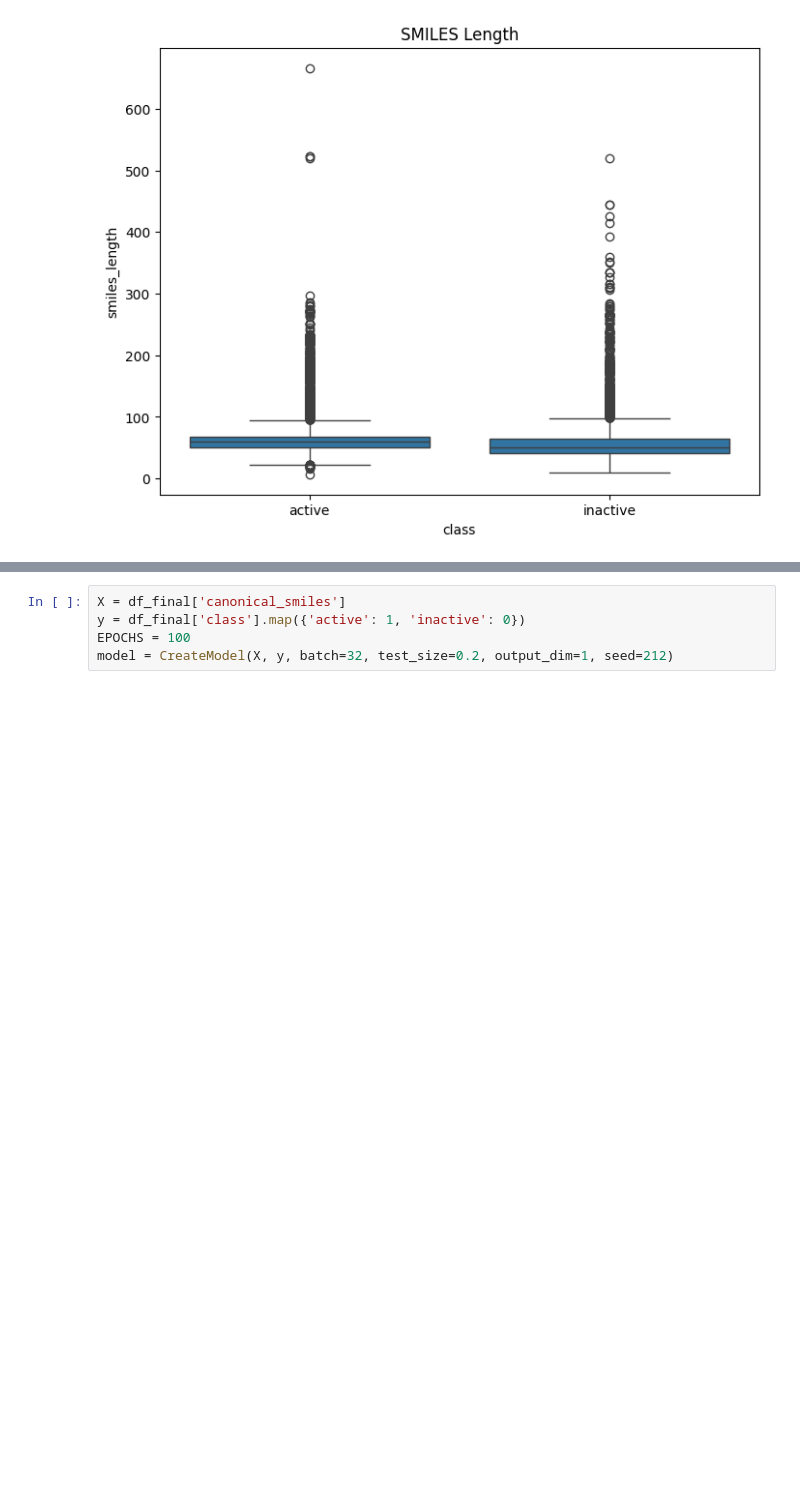
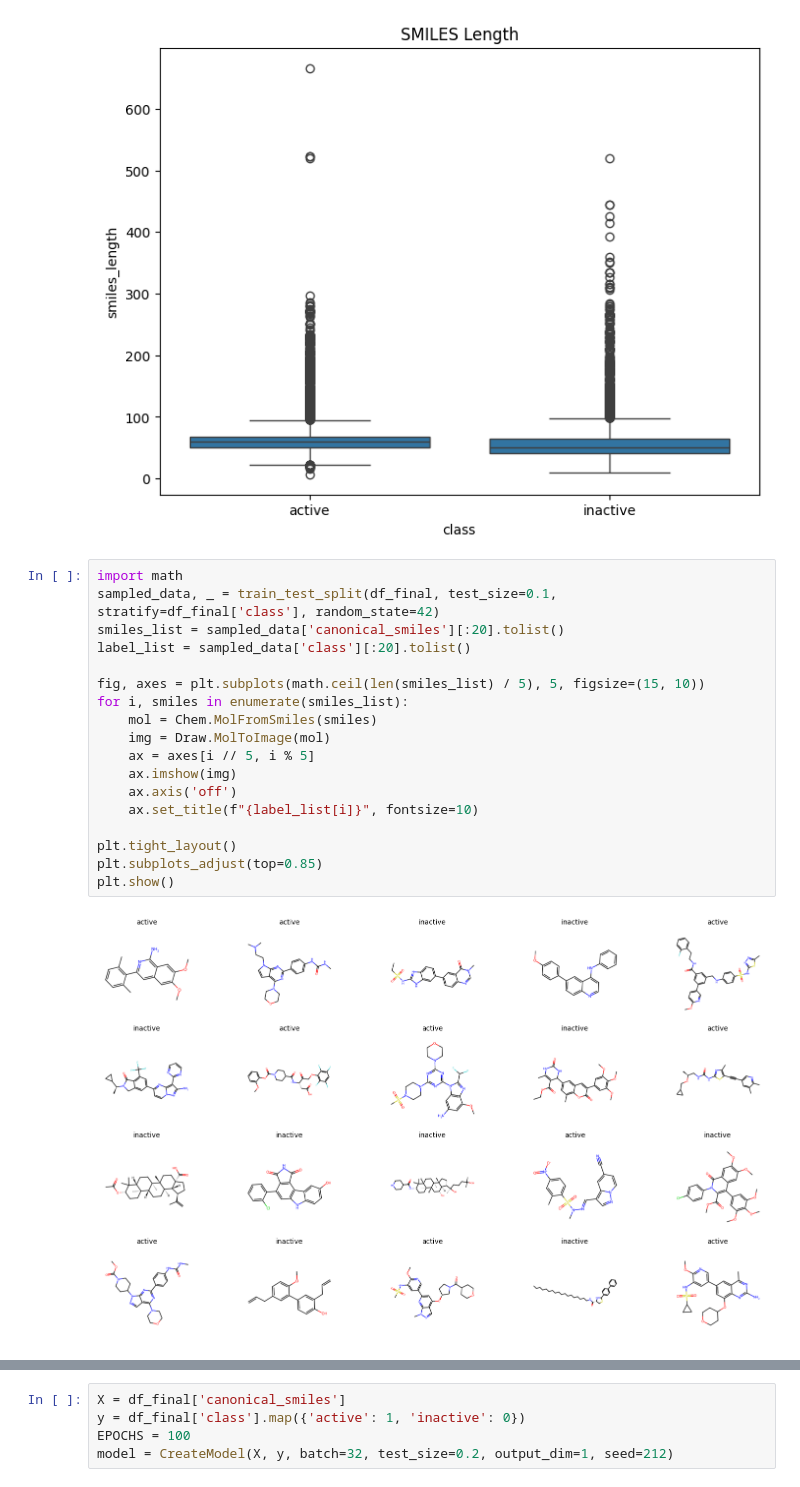
Before and after one commit to Mfys212/GNN-for-Molekul-Classifier, a Jupyter notebook: GNN_Molekul.ipynb, the cells around one changed output, grey strips where cells are left out. Drawn from its saved outputs; the diff is of its cells as text; blank space fills up the shorter version.

```diff
--- a/GNN_Molekul.ipynb
+++ b/GNN_Molekul.ipynb
@@ -202,6 +223,26 @@ plt.title('SMILES Length')
 plt.show()
 # %% [output]
 [figure]
+# %%
+import math
+sampled_data, _ = train_test_split(df_final, test_size=0.1, stratify=df_final['class'], random_state=42)
+smiles_list = sampled_data['canonical_smiles'][:20].tolist()
+label_list = sampled_data['class'][:20].tolist()
+
+fig, axes = plt.subplots(math.ceil(len(smiles_list) / 5), 5, figsize=(15, 10))
+for i, smiles in enumerate(smiles_list):
+    mol = Chem.MolFromSmiles(smiles)
+    img = Draw.MolToImage(mol)
+    ax = axes[i // 5, i % 5]
+    ax.imshow(img)
+    ax.axis('off')
+    ax.set_title(f"{label_list[i]}", fontsize=10)
+
+plt.tight_layout()
+plt.subplots_adjust(top=0.85)
+plt.show()
+# %% [output]
+[figure, added]
 # %%
 class LoaderData(nn.Module):
     def __init__(self, X, y, batch=32, test_size=0.2, seed=212, use_y=True):
```
Also changed, not shown: parts of 12 cells of this notebook.
